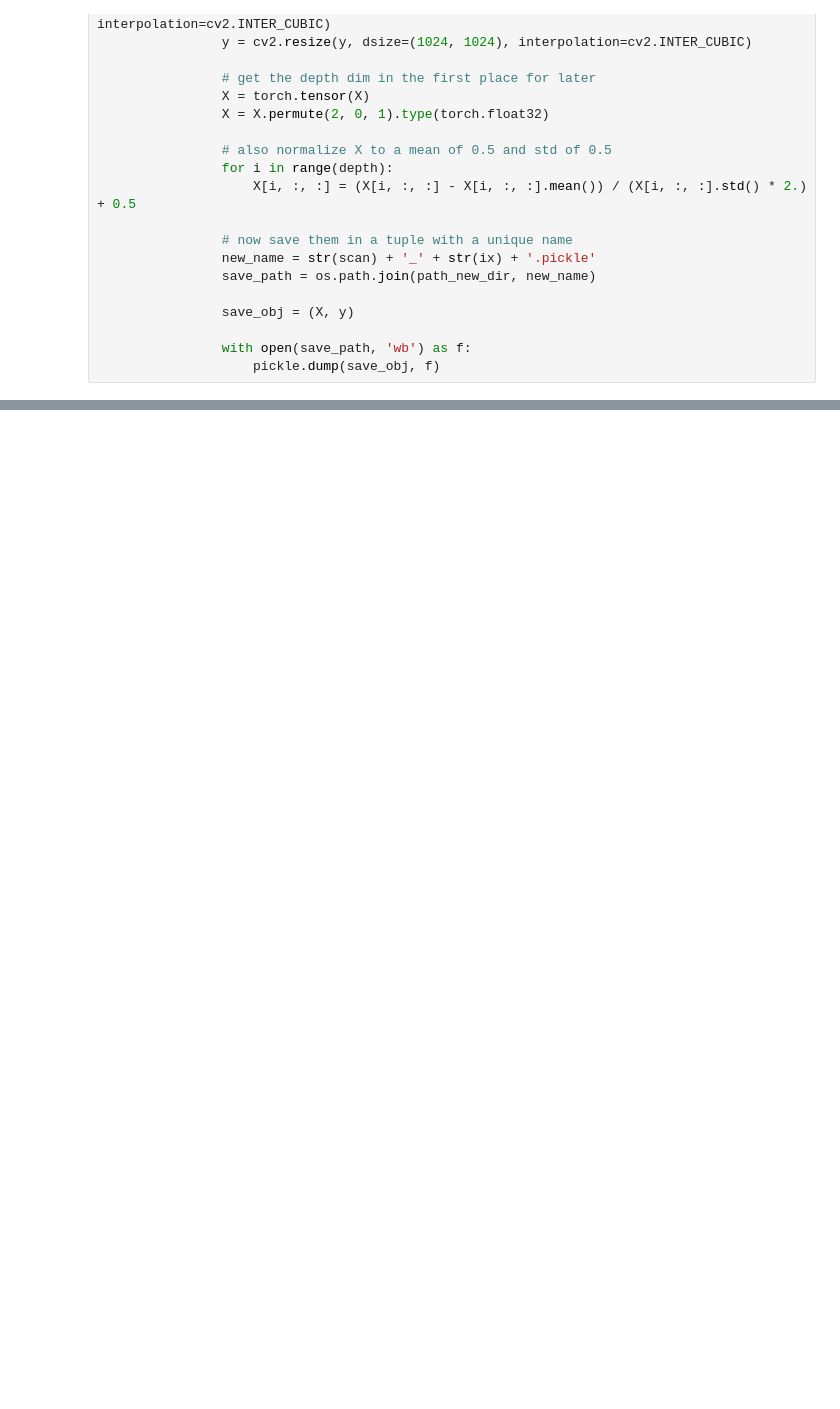
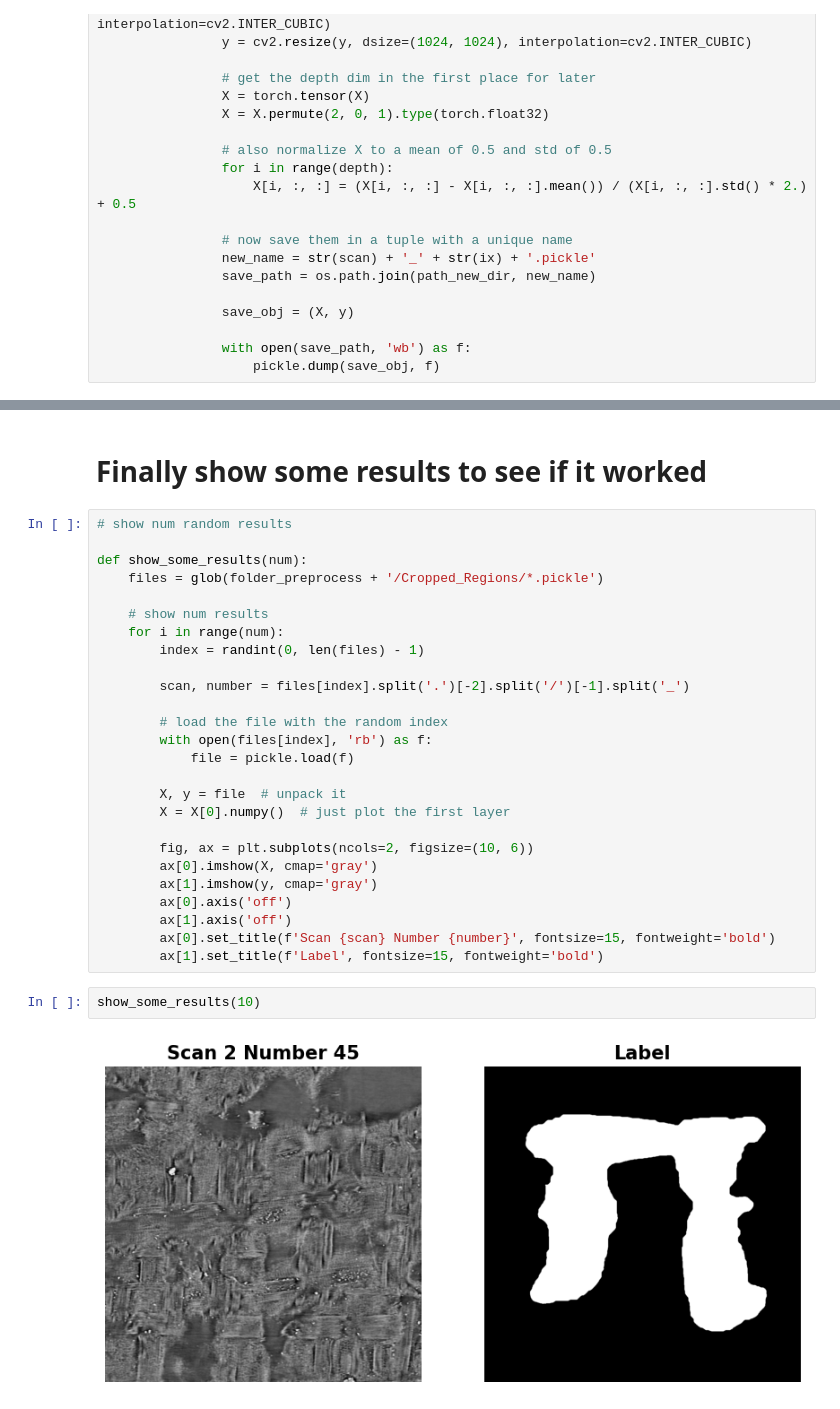
Before and after one commit to Oliver-Busemann/Vesuvius, a Jupyter notebook: 2_Data_Preprocessing.ipynb, the cells around one changed output, grey strips where cells are left out. Cells and saved outputs as stored; diff of their text form; blank space fills up the shorter version.

```diff
--- a/2_Data_Preprocessing.ipynb
+++ b/2_Data_Preprocessing.ipynb
@@ -177,0 +179,32 @@ Wall time: 9.18 s
+# %% [markdown]
+# Finally show some results to see if it worked
+# %%
+# show num random results
+
+def show_some_results(num):
+    files = glob(folder_preprocess + '/Cropped_Regions/*.pickle')
+
+    # show num results
+    for i in range(num):
+        index = randint(0, len(files) - 1)
+
+        scan, number = files[index].split('.')[-2].split('/')[-1].split('_')
+
+        # load the file with the random index
+        with open(files[index], 'rb') as f:
+            file = pickle.load(f)
+
+        X, y = file  # unpack it
+        X = X[0].numpy()  # just plot the first layer
+
+        fig, ax = plt.subplots(ncols=2, figsize=(10, 6))
+        ax[0].imshow(X, cmap='gray')
+        ax[1].imshow(y, cmap='gray')
+        ax[0].axis('off')
+        ax[1].axis('off')
+        ax[0].set_title(f'Scan {scan} Number {number}', fontsize=15, fontweight='bold')
+        ax[1].set_title(f'Label', fontsize=15, fontweight='bold')
+# %%
+show_some_results(10)
+# %% [output]
+[figure, added]
```
Also changed, not shown: parts of 22 cells of this notebook.
